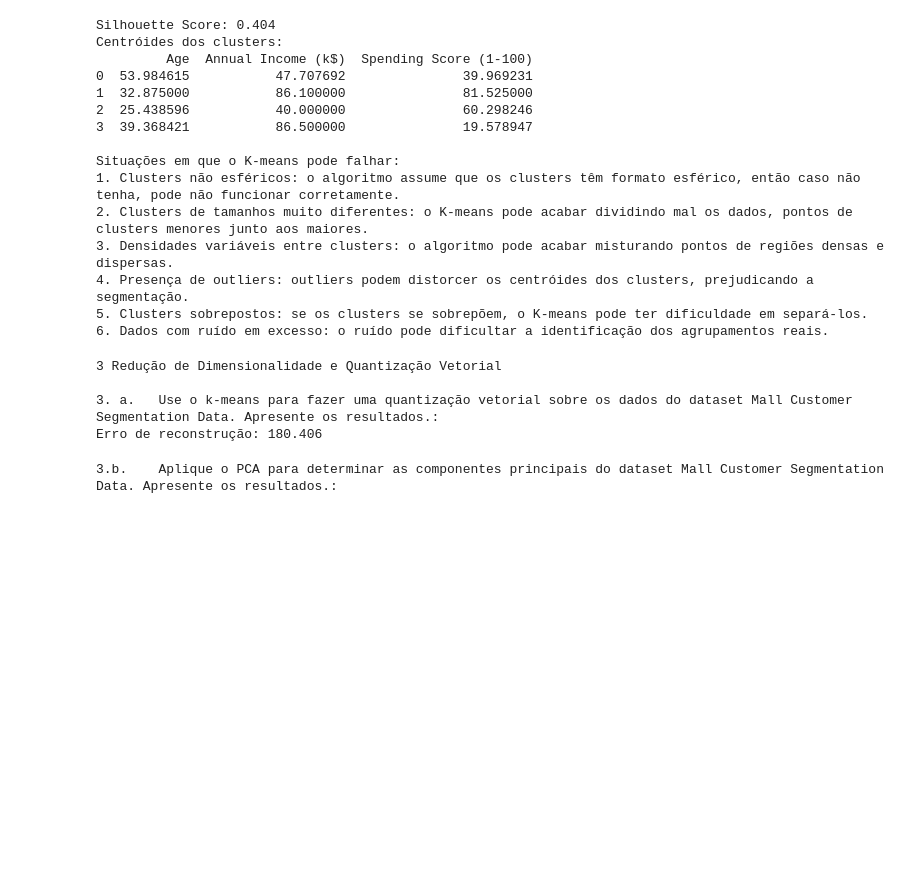
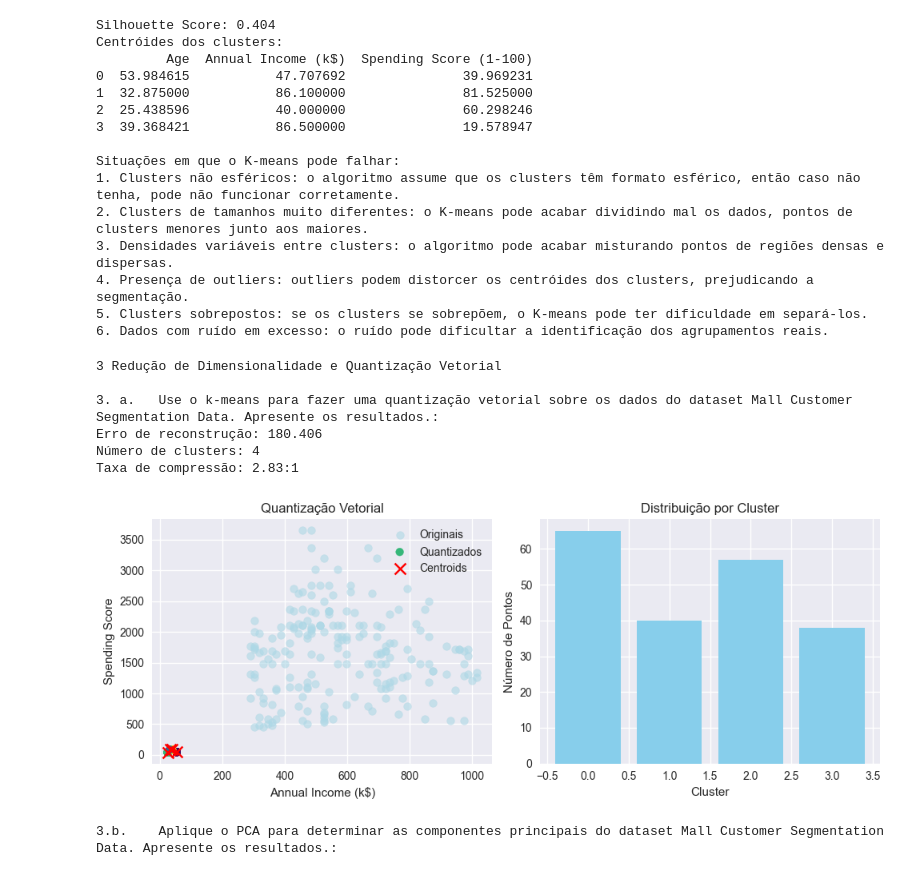
Before and after one commit to gontijojess/Clustering_AT, a Jupyter notebook: AT_clusterization.ipynb, the cells around one changed output. Drawn from its saved outputs; the diff is of its cells as text; code cells hidden in the pictures; blank space fills up the shorter version.

```diff
--- a/AT_clusterization.ipynb
+++ b/AT_clusterization.ipynb
@@ -167,17 +167,53 @@ Situações em que o K-means pode falhar:
 # %%
 print("3 Redução de Dimensionalidade e Quantização Vetorial")
 
 print("\n3. a.	Use o k-means para fazer uma quantização vetorial sobre os dados do dataset Mall Customer Segmentation Data. Apresente os resultados.:")
 quantized_data = kmeans.cluster_centers_[clusters_kmeans]
 quantized_data = scaler.inverse_transform(quantized_data)
 
+# Métricas principais
 reconstruction_error = np.mean((X - quantized_data) ** 2)
 print(f"Erro de reconstrução: {reconstruction_error:.3f}")
+print(f"Número de clusters: {kmeans.n_clusters}")
+
+# Taxa de compressão
+original_size = X.shape[0] * X.shape[1]
+compressed_size = kmeans.n_clusters * X.shape[1] + X.shape[0]
+compression_ratio = original_size / compressed_size
+print(f"Taxa de compressão: {compression_ratio:.2f}:1")
+
+# Visualizações
+plt.figure(figsize=(10, 4))
+
+plt.subplot(1, 2, 1)
+X_original = scaler.inverse_transform(X)
+plt.scatter(X_original[:, 0], X_original[:, 1], c='lightblue', alpha=0.6, label='Originais')
+plt.scatter(quantized_data[:, 0], quantized_data[:, 1], c=clusters_kmeans, cmap='viridis', label='Quantizados')
+plt.scatter(scaler.inverse_transform(kmeans.cluster_centers_)[:, 0],
+           scaler.inverse_transform(kmeans.cluster_centers_)[:, 1],
+           c='red', marker='x', s=100, label='Centroids')
+plt.xlabel('Annual Income (k$)')
+plt.ylabel('Spending Score')
+plt.title('Quantização Vetorial')
+plt.legend()
+
+plt.subplot(1, 2, 2)
+unique, counts = np.unique(clusters_kmeans, return_counts=True)
+plt.bar(range(len(counts)), counts, color='skyblue')
+plt.xlabel('Cluster')
+plt.ylabel('Número de Pontos')
+plt.title('Distribuição por Cluster')
+
+plt.tight_layout()
+plt.show()
 # %% [output]
 3 Redução de Dimensionalidade e Quantização Vetorial
 
 3. a.   Use o k-means para fazer uma quantização vetorial sobre os dados do dataset Mall Customer Segmentation Data. Apresente os resultados.:
 Erro de reconstrução: 180.406
+Número de clusters: 4
+Taxa de compressão: 2.83:1
+[figure, added]
 # %%
 print("3.b.	Aplique o PCA para determinar as componentes principais do dataset Mall Customer Segmentation Data. Apresente os resultados.:\n")
 
```
Also changed, not shown: parts of 5 cells of this notebook.
